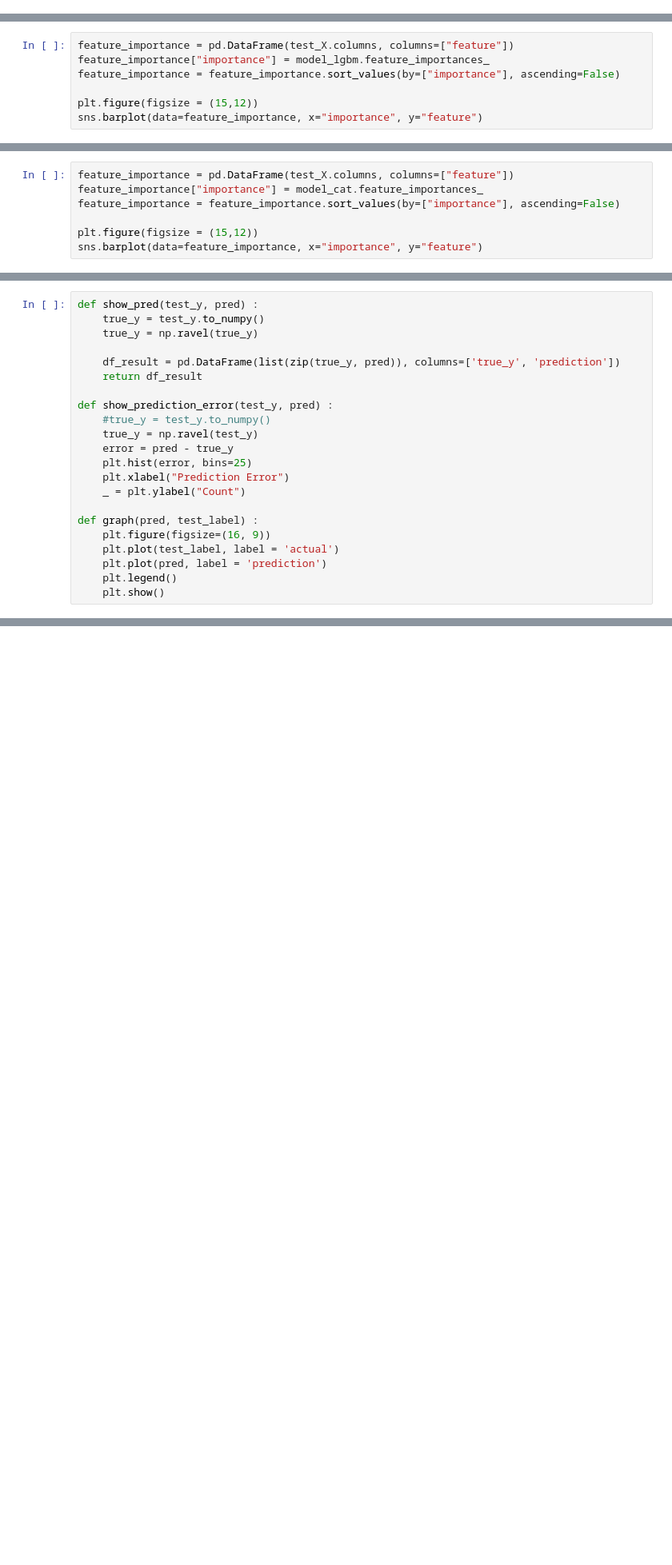
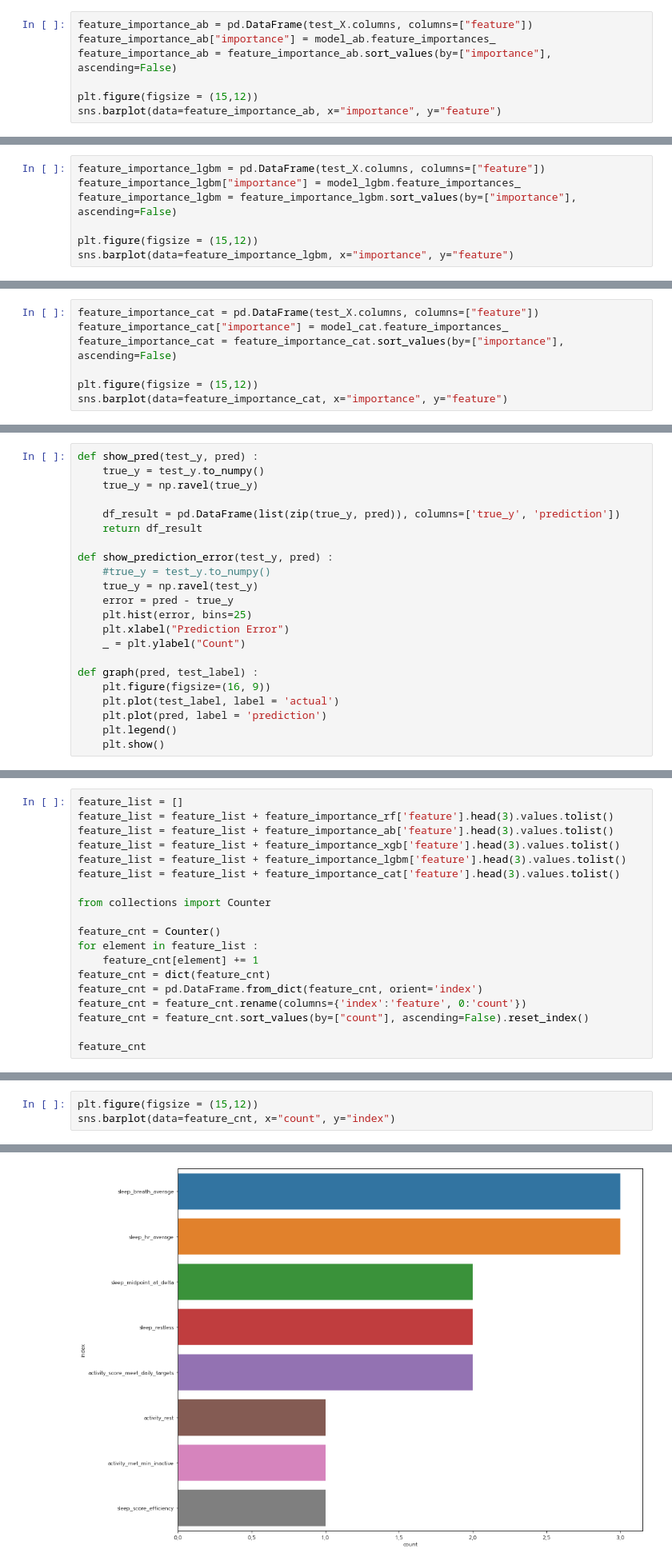
Before and after one commit to NumpyGonHey/Dementia_clf, a Jupyter notebook: dolphin/baseline_experiment.ipynb, the cells around one changed output, grey strips where cells are left out. Shown at 80% size. Saved outputs shown, nothing was run; the diff lists cells and outputs as text; blank space fills up the shorter version.

```diff
--- a/dolphin/baseline_experiment.ipynb
+++ b/dolphin/baseline_experiment.ipynb
@@ -799,0 +710,7 @@ weighted avg       0.88      0.88      0.87      1866
+# %%
+feature_importance_ab = pd.DataFrame(test_X.columns, columns=["feature"])
+feature_importance_ab["importance"] = model_ab.feature_importances_
+feature_importance_ab = feature_importance_ab.sort_values(by=["importance"], ascending=False)
+
+plt.figure(figsize = (15,12))
+sns.barplot(data=feature_importance_ab, x="importance", y="feature")
@@ -1015,12 +1016,12 @@ print(classification_report(test_y, pred_lgbm))
    macro avg       0.87      0.84      0.86      1866
 weighted avg       0.87      0.87      0.87      1866
 # %%
-feature_importance = pd.DataFrame(test_X.columns, columns=["feature"])
-feature_importance["importance"] = model_lgbm.feature_importances_
-feature_importance = feature_importance.sort_values(by=["importance"], ascending=False)
+feature_importance_lgbm = pd.DataFrame(test_X.columns, columns=["feature"])
+feature_importance_lgbm["importance"] = model_lgbm.feature_importances_
+feature_importance_lgbm = feature_importance_lgbm.sort_values(by=["importance"], ascending=False)
 
 plt.figure(figsize = (15,12))
-sns.barplot(data=feature_importance, x="importance", y="feature")
+sns.barplot(data=feature_importance_lgbm, x="importance", y="feature")
 # %% [output]
 <AxesSubplot:xlabel='importance', ylabel='feature'>
 [figure]
@@ -1174,12 +1175,12 @@ print(classification_report(test_y, pred_cat))
    macro avg       0.87      0.84      0.85      1866
 weighted avg       0.87      0.87      0.87      1866
 # %%
-feature_importance = pd.DataFrame(test_X.columns, columns=["feature"])
-feature_importance["importance"] = model_cat.feature_importances_
-feature_importance = feature_importance.sort_values(by=["importance"], ascending=False)
+feature_importance_cat = pd.DataFrame(test_X.columns, columns=["feature"])
+feature_importance_cat["importance"] = model_cat.feature_importances_
+feature_importance_cat = feature_importance_cat.sort_values(by=["importance"], ascending=False)
 
 plt.figure(figsize = (15,12))
-sns.barplot(data=feature_importance, x="importance", y="feature")
+sns.barplot(data=feature_importance_cat, x="importance", y="feature")
 # %% [output]
 <AxesSubplot:xlabel='importance', ylabel='feature'>
 [figure]
@@ -1302,0 +1304,19 @@ show_prediction_error(test_y, pred_xgb)
+# %%
+feature_list = []
+feature_list = feature_list + feature_importance_rf['feature'].head(3).values.tolist()
+feature_list = feature_list + feature_importance_ab['feature'].head(3).values.tolist()
+feature_list = feature_list + feature_importance_xgb['feature'].head(3).values.tolist()
+feature_list = feature_list + feature_importance_lgbm['feature'].head(3).values.tolist()
+feature_list = feature_list + feature_importance_cat['feature'].head(3).values.tolist()
+
+from collections import Counter
+
+feature_cnt = Counter()
+for element in feature_list :
+    feature_cnt[element] += 1
+feature_cnt = dict(feature_cnt)
+feature_cnt = pd.DataFrame.from_dict(feature_cnt, orient='index')
+feature_cnt = feature_cnt.rename(columns={'index':'feature', 0:'count'})
+feature_cnt = feature_cnt.sort_values(by=["count"], ascending=False).reset_index()
+
+feature_cnt
@@ -1302,0 +1333,4 @@ show_prediction_error(test_y, pred_xgb)
+# %%
+plt.figure(figsize = (15,12))
+sns.barplot(data=feature_cnt, x="count", y="index")
+# %% [output]
@@ -1302,0 +1338 @@ show_prediction_error(test_y, pred_xgb)
+[figure, added]
```
Also changed, not shown: parts of 57 cells of this notebook, 2 other files.
